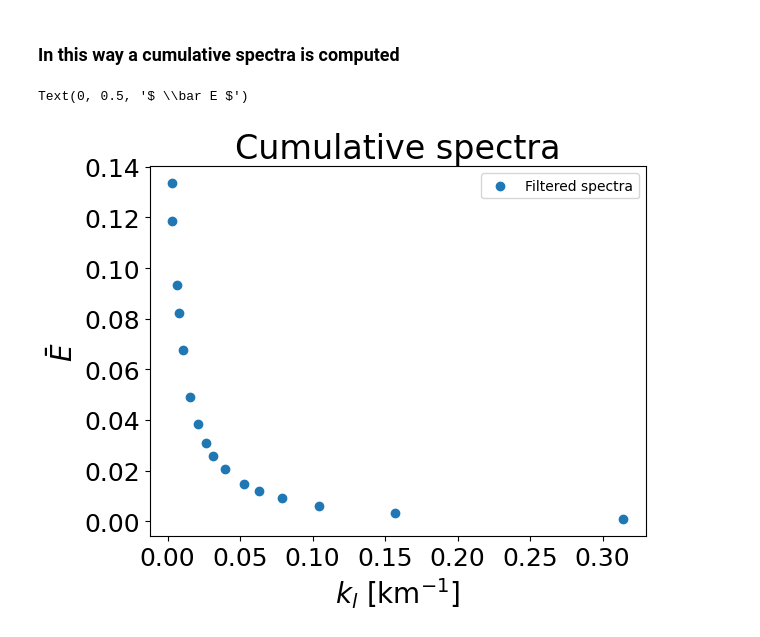
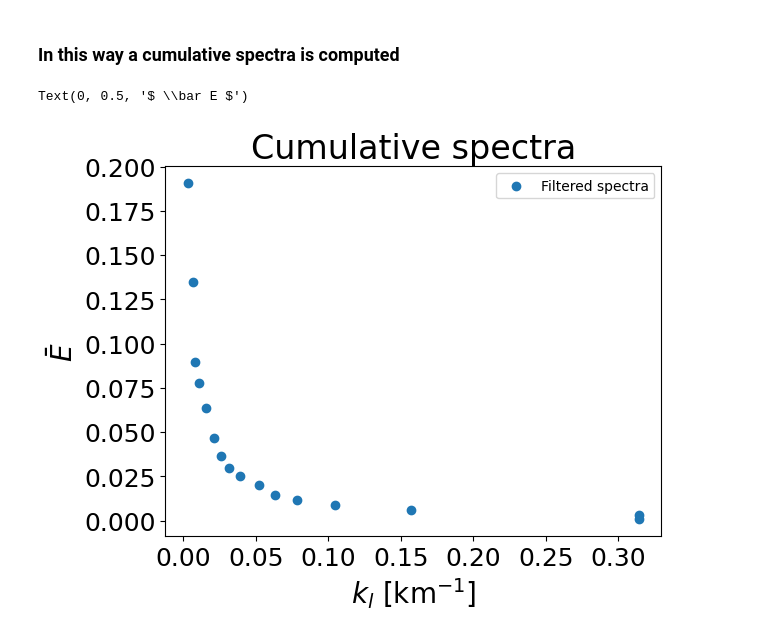
Before and after one commit to FESOM/implicit_filter, a Jupyter notebook: examples/basic_triangular_mesh.ipynb, the cells around one changed output. Saved outputs shown, nothing was run; the diff lists cells and outputs as text; code cells hidden in the pictures.

```diff
--- a/examples/basic_triangular_mesh.ipynb
+++ b/examples/basic_triangular_mesh.ipynb
@@ -126,18 +126,20 @@ kc = np.array([2, 4, 6, 8, 10, 12, 16, 20, 24, 30, 40, 60, 80, 100, 200]) * dxm
 kc = 2 * math.pi / kc  # Wavenumbers
 # %% [markdown]
 ### Now one can use compute spectra method to get the spectra directly
+# %%
+spectra = tri_filter.compute_spectra_scalar(1, kc, tt)
 # %% [markdown]
 ### In this way a cumulative spectra is computed
 # %%
 # Add the first element as spectra also contains value for unfiltered data on position 0
-k = np.insert(kc, -1, kc[-1])
+k = np.insert(kc, 0, kc[0])
 plt.scatter(k, spectra, label="Filtered spectra")
 plt.title("Cumulative spectra", fontsize=24)
 plt.legend()
 plt.xticks(fontsize=18)
 plt.yticks(fontsize=18)
 plt.xlabel(r"$k_l$ [km$^{-1}$]", fontsize=20)
 plt.ylabel(r"$ \bar E $", fontsize=20)
 # %% [output]
 Text(0, 0.5, '$ \\bar E $')
-[figure, old version]
+[figure, new version]
```
Also changed, not shown: parts of 3 cells of this notebook, 5 other files.
